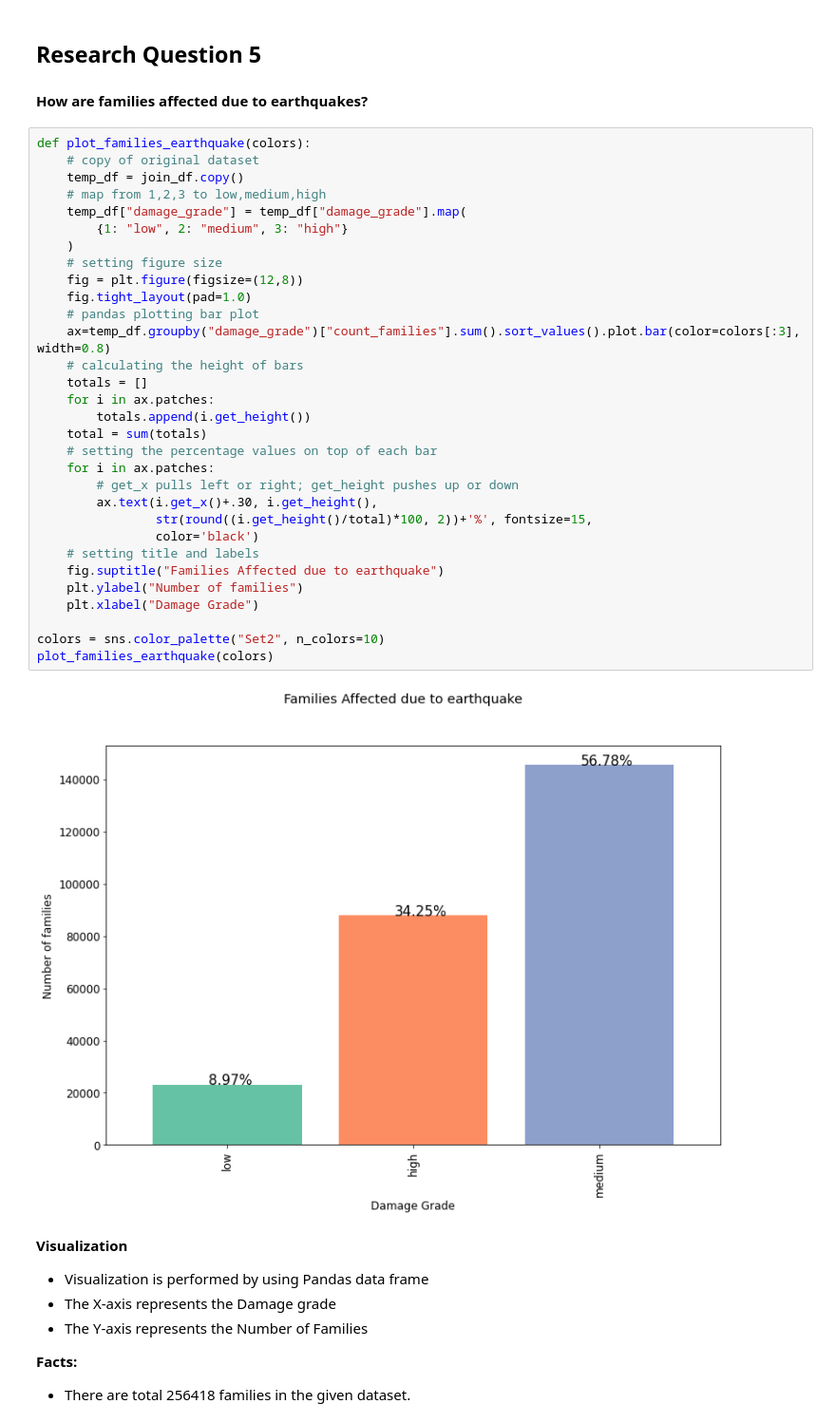
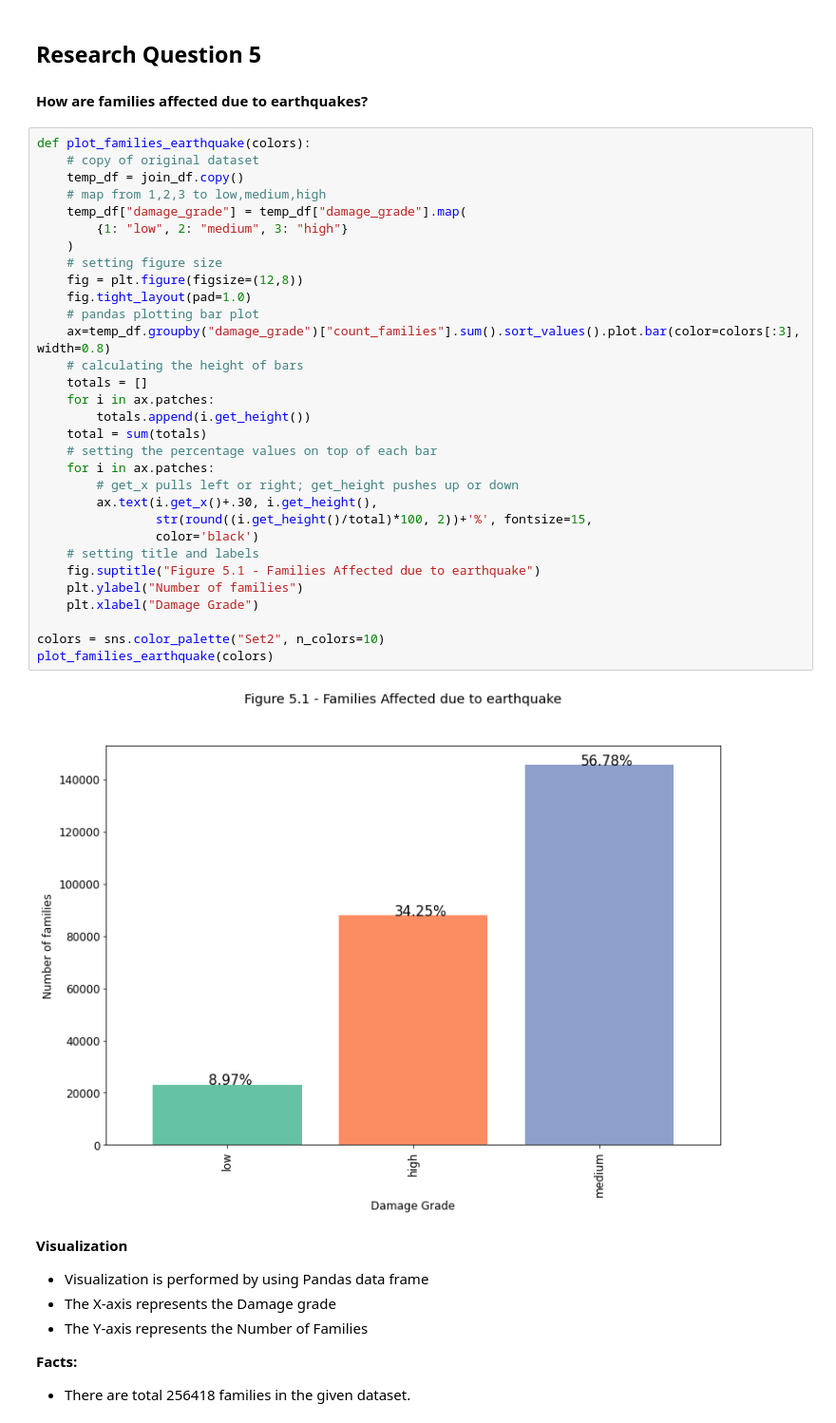
Before and after one commit to DS-Group22-ADP/Practical-Project, a Jupyter notebook: notebooks/Exploratory-Data-Analysis (Main Notebook).ipynb, the cells around one changed output. Shown at 95% size. Drawn from its saved outputs; the diff is of its cells as text.

```diff
--- a/notebooks/Exploratory-Data-Analysis (Main Notebook).ipynb
+++ b/notebooks/Exploratory-Data-Analysis (Main Notebook).ipynb
@@ -1820,35 +1823,35 @@ Matplotlib is currently using module://matplotlib_inline.backend_inline, which i
 def plot_families_earthquake(colors):
     # copy of original dataset
     temp_df = join_df.copy()
     # map from 1,2,3 to low,medium,high
     temp_df["damage_grade"] = temp_df["damage_grade"].map(
         {1: "low", 2: "medium", 3: "high"}
     )
     # setting figure size
     fig = plt.figure(figsize=(12,8))
     fig.tight_layout(pad=1.0)
     # pandas plotting bar plot
     ax=temp_df.groupby("damage_grade")["count_families"].sum().sort_values().plot.bar(color=colors[:3], width=0.8)
     # calculating the height of bars
     totals = []
     for i in ax.patches:
         totals.append(i.get_height())
     total = sum(totals)
     # setting the percentage values on top of each bar
     for i in ax.patches:
         # get_x pulls left or right; get_height pushes up or down
         ax.text(i.get_x()+.30, i.get_height(),
                 str(round((i.get_height()/total)*100, 2))+'%', fontsize=15,
                 color='black')
     # setting title and labels
-    fig.suptitle("Families Affected due to earthquake")
+    fig.suptitle("Figure 5.1 - Families Affected due to earthquake")
     plt.ylabel("Number of families")
     plt.xlabel("Damage Grade")
 
 colors = sns.color_palette("Set2", n_colors=10)
 plot_families_earthquake(colors)
 # %% [output]
-[figure, old version]
+[figure, new version]
 # %% [markdown]
 **Visualization**
 
```
Also changed, not shown: parts of 53 cells of this notebook.
